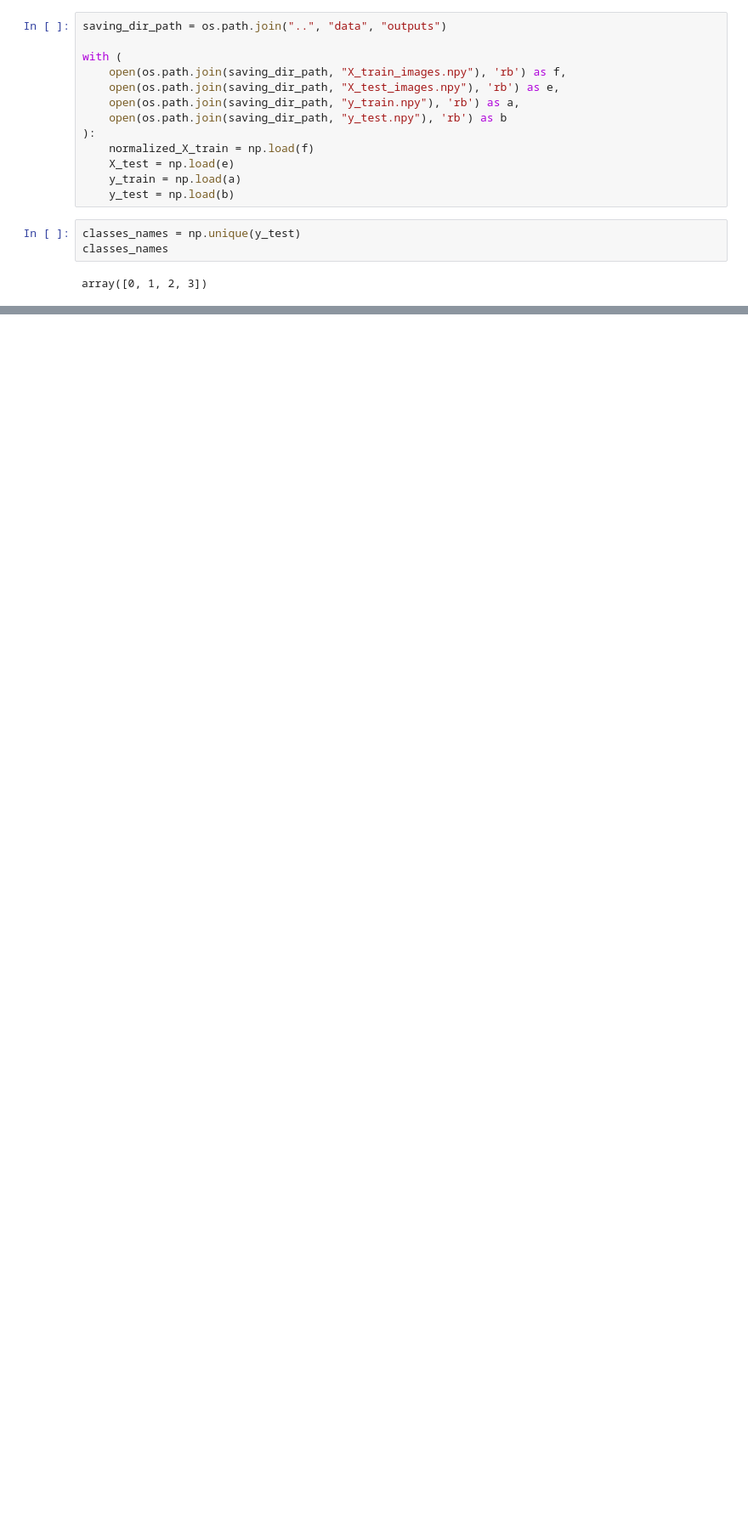
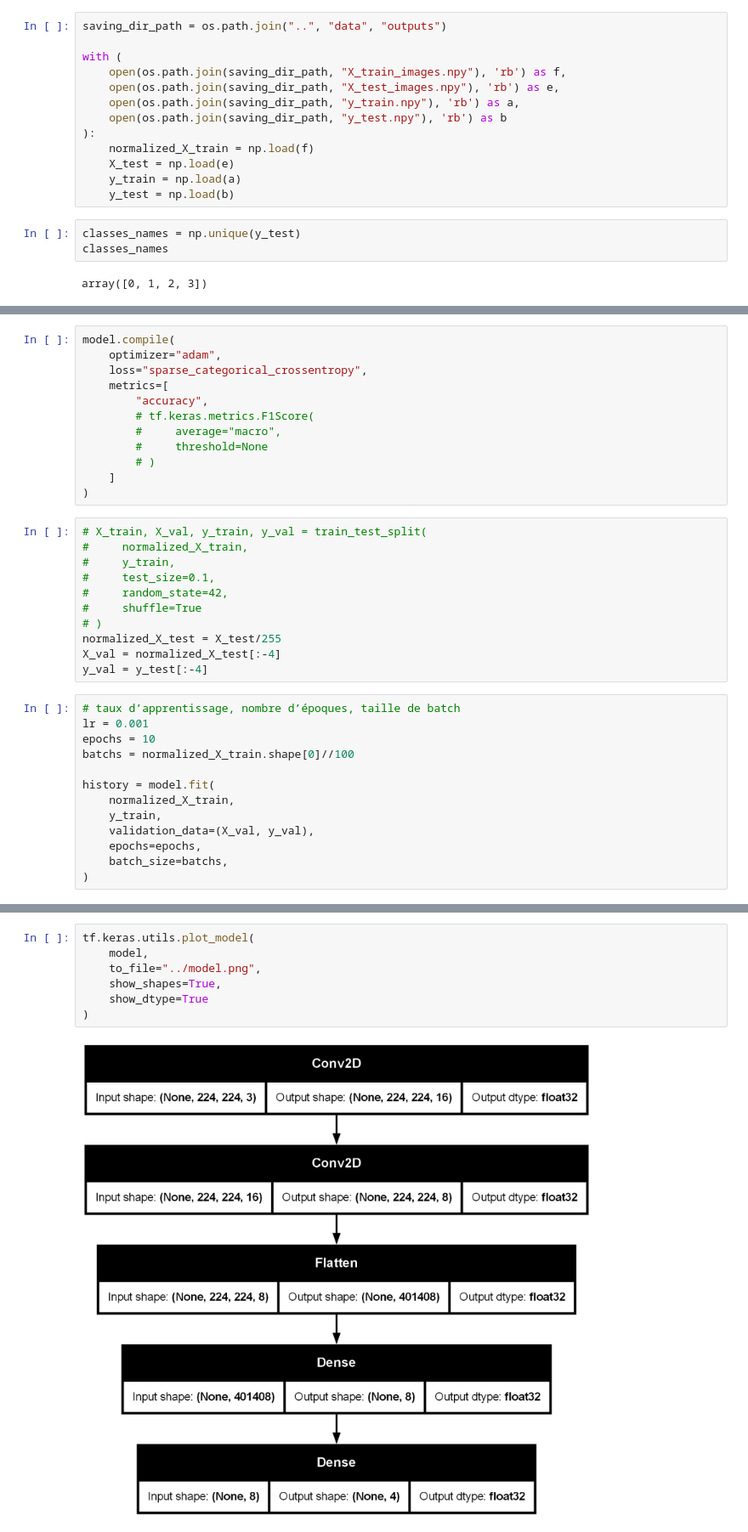
Before and after one commit to kuroi-hime/BrainScan-IRM-CNN-Classification, a Jupyter notebook: notebooks/02_construction_modele.ipynb, the cells around one changed output, grey strips where cells are left out. Shown at 85% size. Saved outputs shown, nothing was run; the diff lists cells and outputs as text; blank space fills up the shorter version.

```diff
--- a/notebooks/02_construction_modele.ipynb
+++ b/notebooks/02_construction_modele.ipynb
@@ -69 +81,37 @@ Model: "sequential_1"
  Non-trainable params: 0 (0.00 B)
+# %%
+model.compile(
+    optimizer="adam",
+    loss="sparse_categorical_crossentropy",
+    metrics=[
+        "accuracy",
+        # tf.keras.metrics.F1Score(
+        #     average="macro",
+        #     threshold=None
+        # )
+    ]
+)
+# %%
+# X_train, X_val, y_train, y_val = train_test_split(
+#     normalized_X_train,
+#     y_train,
+#     test_size=0.1,
+#     random_state=42,
+#     shuffle=True
+# )
+normalized_X_test = X_test/255
+X_val = normalized_X_test[:-4]
+y_val = y_test[:-4]
+# %%
+# taux d’apprentissage, nombre d’époques, taille de batch
+lr = 0.001
+epochs = 10
+batchs = normalized_X_train.shape[0]//100
+
+history = model.fit(
+    normalized_X_train,
+    y_train,
+    validation_data=(X_val, y_val),
+    epochs=epochs,
+    batch_size=batchs,
+)
@@ -69,0 +139,9 @@ Model: "sequential_1"
+# %%
+tf.keras.utils.plot_model(
+    model,
+    to_file="../model.png",
+    show_shapes=True,
+    show_dtype=True
+)
+# %% [output]
+[figure, added]
```
Also changed, not shown: parts of 4 cells of this notebook, 1 other file.
